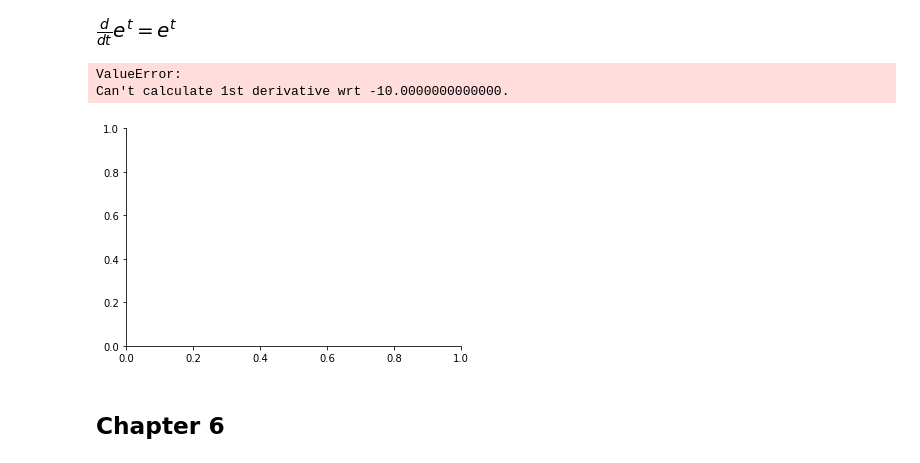
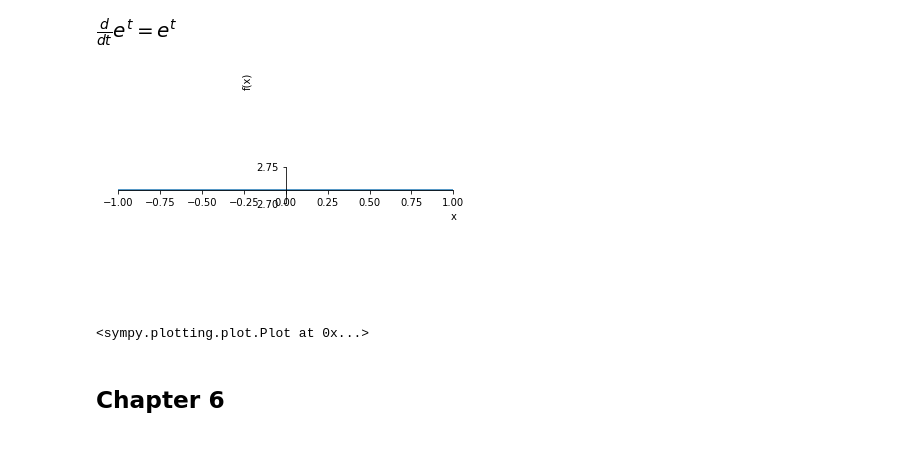
Before and after one commit to xdanger/notebooks, a Jupyter notebook: Mathematics/Essence of Caculus.ipynb, the cells around one changed output. Saved outputs shown, nothing was run; the diff lists cells and outputs as text; code cells hidden in the pictures.

```diff
--- a/Mathematics/Essence of Caculus.ipynb
+++ b/Mathematics/Essence of Caculus.ipynb
@@ -247,11 +247,10 @@ expr11 = Derivative(exp(t), t)
 show_equation(expr11)
 # %% [output]
 [figure]
-# %%
-plot(expr11)
-# %% [output]
-ValueError:
-Can't calculate 1st derivative wrt -10.0000000000000.
-[figure, removed]
+# %%
+plot(expr11.doit().subs(t, 1), (t, -1, 1))
+# %% [output]
+[figure, added]
+<sympy.plotting.plot.Plot at 0x...>
 # %% [markdown]
 ## Chapter 6
```
